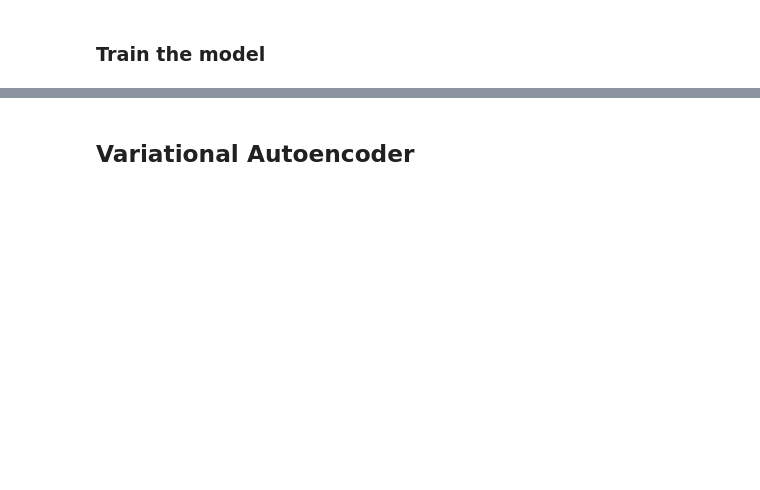
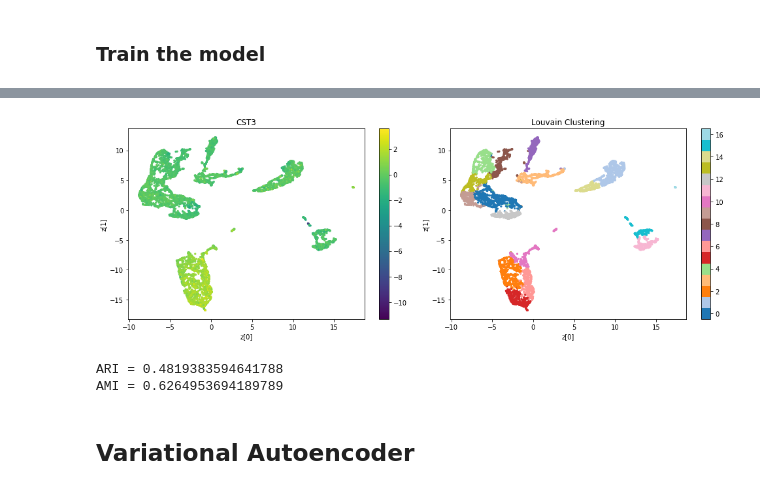
Before and after one commit to emolinaro/scRNAseq-AAE, a Jupyter notebook: src/analysis.ipynb, the cells around one changed output, grey strips where cells are left out. Cells and saved outputs as stored; diff of their text form; code cells hidden in the pictures; blank space fills up the shorter version.

```diff
--- a/src/analysis.ipynb
+++ b/src/analysis.ipynb
@@ -368,3 +407,25 @@ model.plot_umap(gene_selected=GENE_LIST, louvain=True)
+# %%
+from keras.models import load_model
+from sklearn.metrics import adjusted_rand_score
+from sklearn.metrics.cluster import adjusted_mutual_info_score
+
+log_dir = '../results/AAE2/PBMC10k/'
+model.encoder = load_model(log_dir + 'models/encoder.h5')
+
+labels_true = model.labels
+
+model.update_labels(res=0.6)
+labels_pred = model.labels
+
+GENE_LIST = ['CST3']
+model.plot_umap(gene_selected=GENE_LIST, louvain=True)
+
+print("ARI = {}".format(adjusted_rand_score(labels_true, labels_pred)))
+print("AMI = {}".format(adjusted_mutual_info_score(labels_true, labels_pred)))
+# %% [output]
+[figure, added]
+ARI = 0.4819383594641788
+AMI = 0.6264953694189789
 # %% [markdown]
 ## Variational Autoencoder
 # %% [markdown]
```
Also changed, not shown: parts of 22 cells of this notebook.
